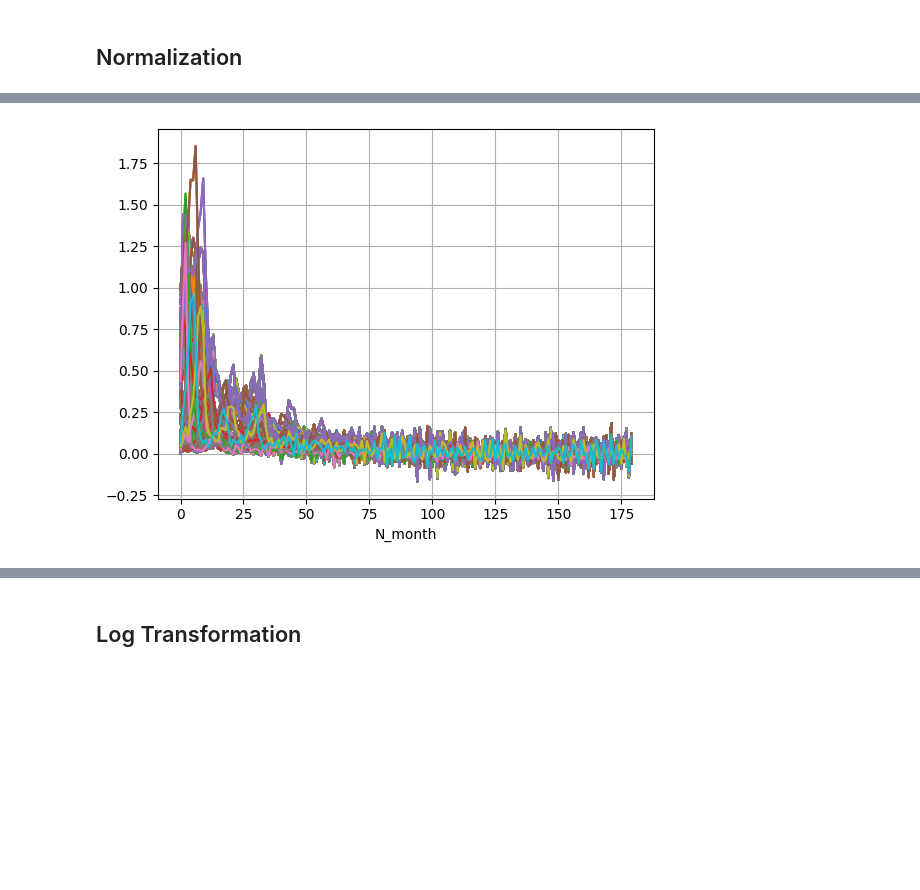
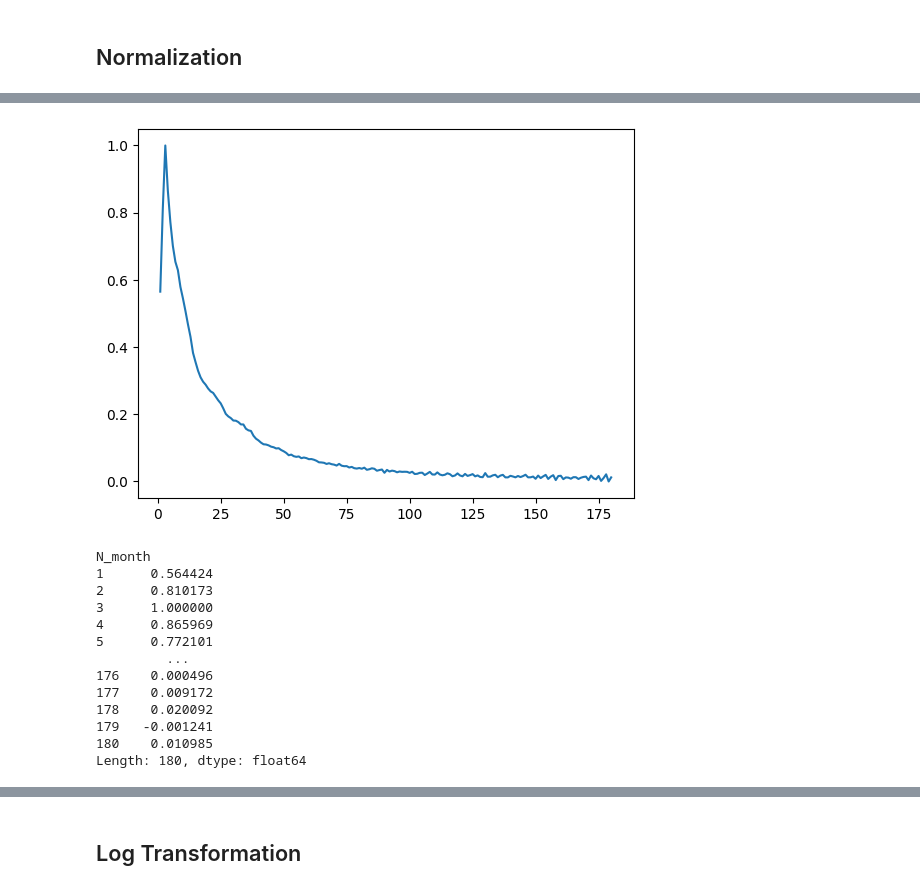
Before and after one commit to junsu489/cworthy, a Jupyter notebook: notebook/eda.ipynb, the cells around one changed output, grey strips where cells are left out. Saved outputs shown, nothing was run; the diff lists cells and outputs as text; code cells hidden in the pictures; blank space fills up the shorter version.

Commit message:
histogram

```diff
--- a/notebook/eda.ipynb
+++ b/notebook/eda.ipynb
@@ -14,6 +13,7 @@ oae_df = oae.to_dataframe()
 oae_df = oae_df.reset_index().pivot(
     index="N_month", columns=["nlat", "nlon", "season"], values="OAE_efficiency"
 )
+oae_df.index += 1
 oae_df.dropna(axis=1, how="all", inplace=True)
 oae_diffed = oae_df - oae_df.shift().fillna(0)
 # %% [markdown]
@@ -306,7 +353,22 @@ display(anova_table)
 # %%
-(oae_diffed.iloc[:, :5000].div(model.fittedvalues[:5000].to_numpy(), axis=1)).plot(
-    legend=False, grid=True
-)
+# normalized_oae_diffed = oae_diffed.div(model.fittedvalues.to_numpy(), axis=1)
+normalized_oae_diffed = oae_diffed.div(oae_diffed.iloc[2], axis=1)
+drift = normalized_oae_diffed.mean(axis=1).dropna()
+plt.plot(drift)
 plt.show()
+drift
 # %% [output]
-[figure, old version]
+[figure, new version]
+N_month
+1      0.564424
+2      0.810173
+3      1.000000
+4      0.865969
+5      0.772101
+         ...
+176    0.000496
+177    0.009172
+178    0.020092
+179   -0.001241
+180    0.010985
+Length: 180, dtype: float64
```
Also changed, not shown: parts of 32 cells of this notebook.
